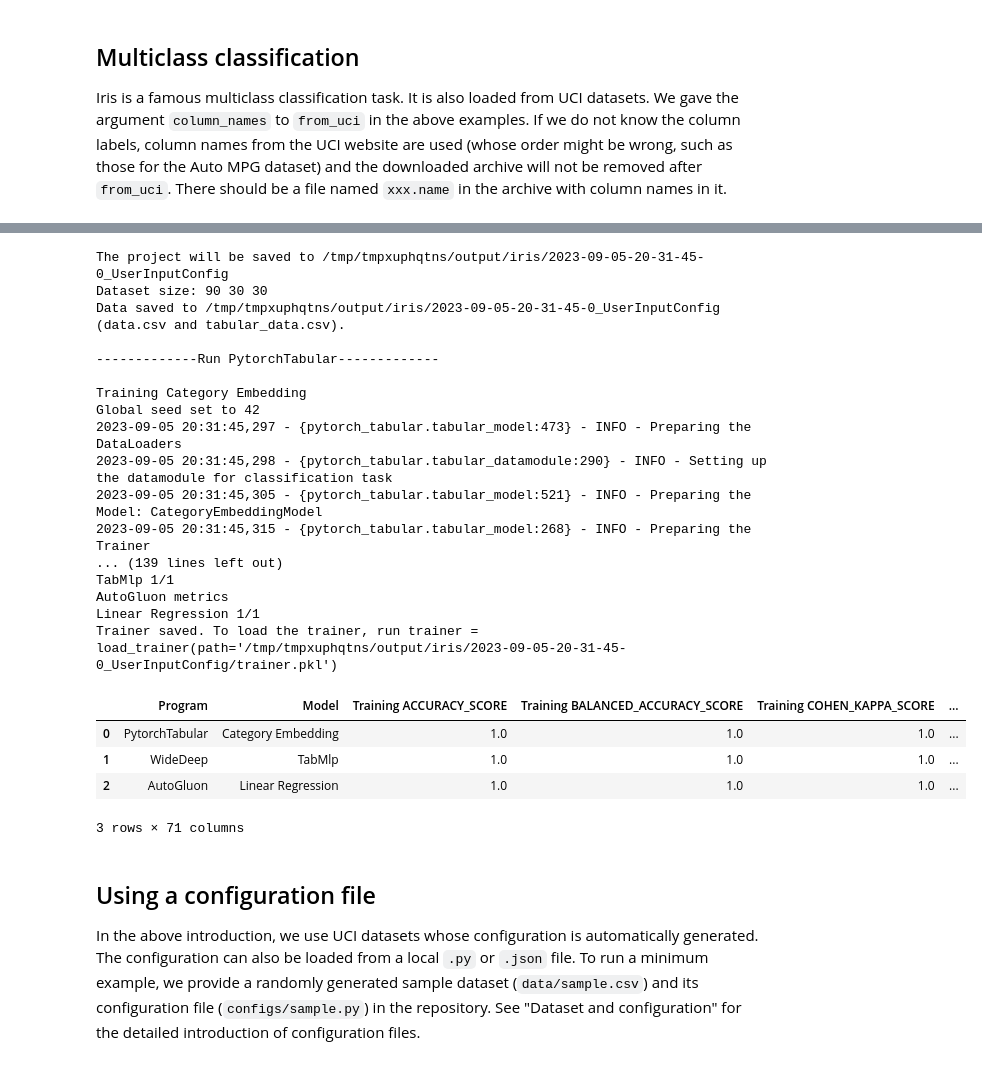
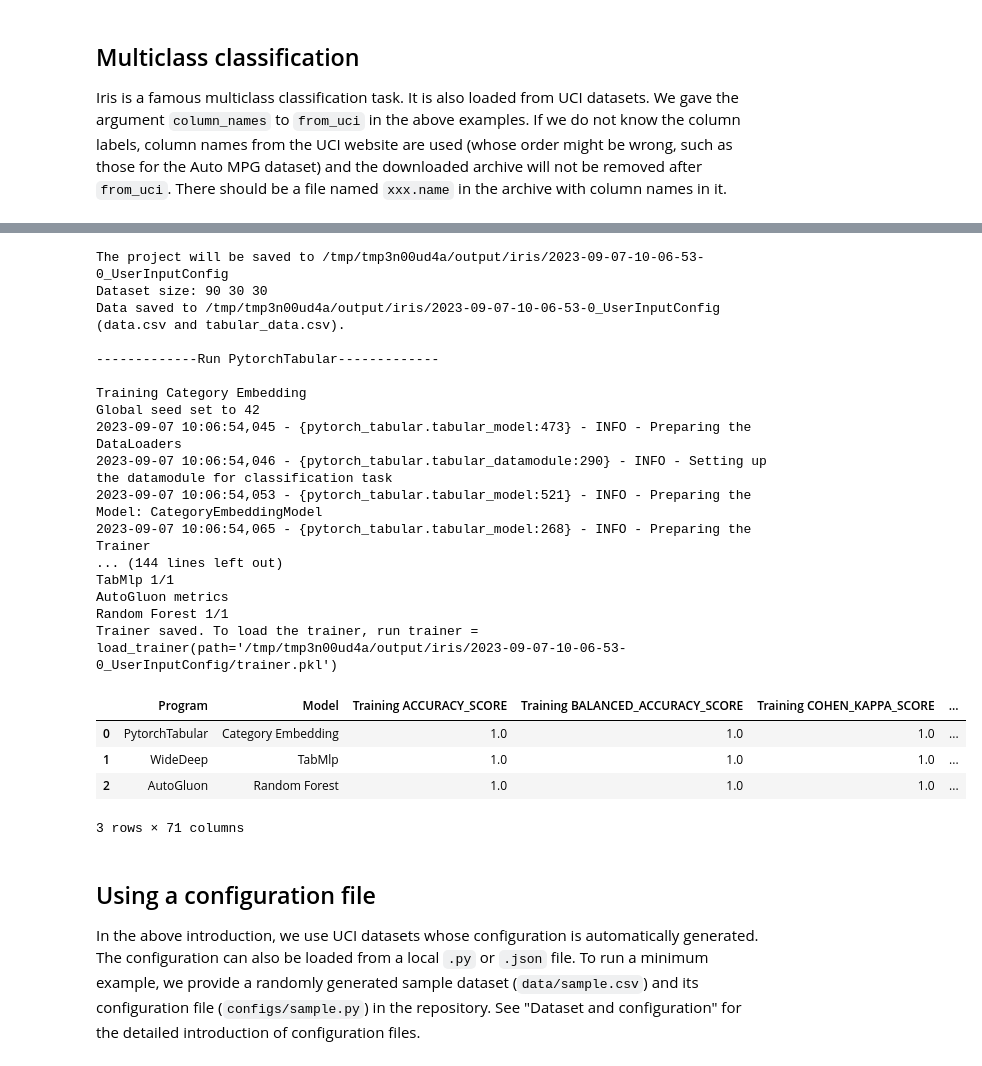
Before and after one commit to Luwen-Zhang/tabular_ensemble, a Jupyter notebook: docs/source/examples/get_started/run_sample.ipynb, the cells around one changed output, grey strips where cells are left out. Cells and saved outputs as stored; diff of their text form; code cells hidden in the pictures.

```diff
--- a/docs/source/examples/get_started/run_sample.ipynb
+++ b/docs/source/examples/get_started/run_sample.ipynb
@@ -259,7 +259,7 @@ trainer.load_data()
 models = [
     PytorchTabular(trainer, model_subset=["Category Embedding"]),
     WideDeep(trainer, model_subset=["TabMlp"]),
-    AutoGluon(trainer, model_subset=["Linear Regression"]),
+    AutoGluon(trainer, model_subset=["Random Forest"]),
 ]
 trainer.add_modelbases(models)
 trainer.train(stderr_to_stdout=True)
@@ -269,24 +269,24 @@ Downloading https://archive.ics.uci.edu/static/public/53/iris.zip to /tmp/tmpxup
-The project will be saved to /tmp/tmpxuphqtns/output/iris/2023-09-05-20-31-45-0_UserInputConfig
+The project will be saved to /tmp/tmp3n00ud4a/output/iris/2023-09-07-10-06-53-0_UserInputConfig
 Dataset size: 90 30 30
-Data saved to /tmp/tmpxuphqtns/output/iris/2023-09-05-20-31-45-0_UserInputConfig (data.csv and tabular_data.csv).
+Data saved to /tmp/tmp3n00ud4a/output/iris/2023-09-07-10-06-53-0_UserInputConfig (data.csv and tabular_data.csv).
 
 -------------Run PytorchTabular-------------
 
 Training Category Embedding
 Global seed set to 42
-2023-09-05 20:31:45,297 - {pytorch_tabular.tabular_model:473} - INFO - Preparing the DataLoaders
-2023-09-05 20:31:45,298 - {pytorch_tabular.tabular_datamodule:290} - INFO - Setting up the datamodule for classification task
-2023-09-05 20:31:45,305 - {pytorch_tabular.tabular_model:521} - INFO - Preparing the Model: CategoryEmbeddingModel
-2023-09-05 20:31:45,315 - {pytorch_tabular.tabular_model:268} - INFO - Preparing the Trainer
-... (139 lines left out)
+2023-09-07 10:06:54,045 - {pytorch_tabular.tabular_model:473} - INFO - Preparing the DataLoaders
+2023-09-07 10:06:54,046 - {pytorch_tabular.tabular_datamodule:290} - INFO - Setting up the datamodule for classification task
+2023-09-07 10:06:54,053 - {pytorch_tabular.tabular_model:521} - INFO - Preparing the Model: CategoryEmbeddingModel
+2023-09-07 10:06:54,065 - {pytorch_tabular.tabular_model:268} - INFO - Preparing the Trainer
+... (144 lines left out)
 TabMlp 1/1
 AutoGluon metrics
-Linear Regression 1/1
-Trainer saved. To load the trainer, run trainer = load_trainer(path='/tmp/tmpxuphqtns/output/iris/2023-09-05-20-31-45-0_UserInputConfig/trainer.pkl')
+Random Forest 1/1
+Trainer saved. To load the trainer, run trainer = load_trainer(path='/tmp/tmp3n00ud4a/output/iris/2023-09-07-10-06-53-0_UserInputConfig/trainer.pkl')
 |  | Program | Model | Training ACCURACY_SCORE | Training BALANCED_ACCURACY_SCORE | Training COHEN_KAPPA_SCORE | ... |
 | 0 | PytorchTabular | Category Embedding | 1.0 | 1.0 | 1.0 | ... |
 | 1 | WideDeep | TabMlp | 1.0 | 1.0 | 1.0 | ... |
-| 2 | AutoGluon | Linear Regression | 1.0 | 1.0 | 1.0 | ... |
+| 2 | AutoGluon | Random Forest | 1.0 | 1.0 | 1.0 | ... |
 3 rows × 71 columns
 # %% [markdown]
 ## Using a configuration file
```
Also changed, not shown: parts of 9 cells of this notebook, 7 other files.
